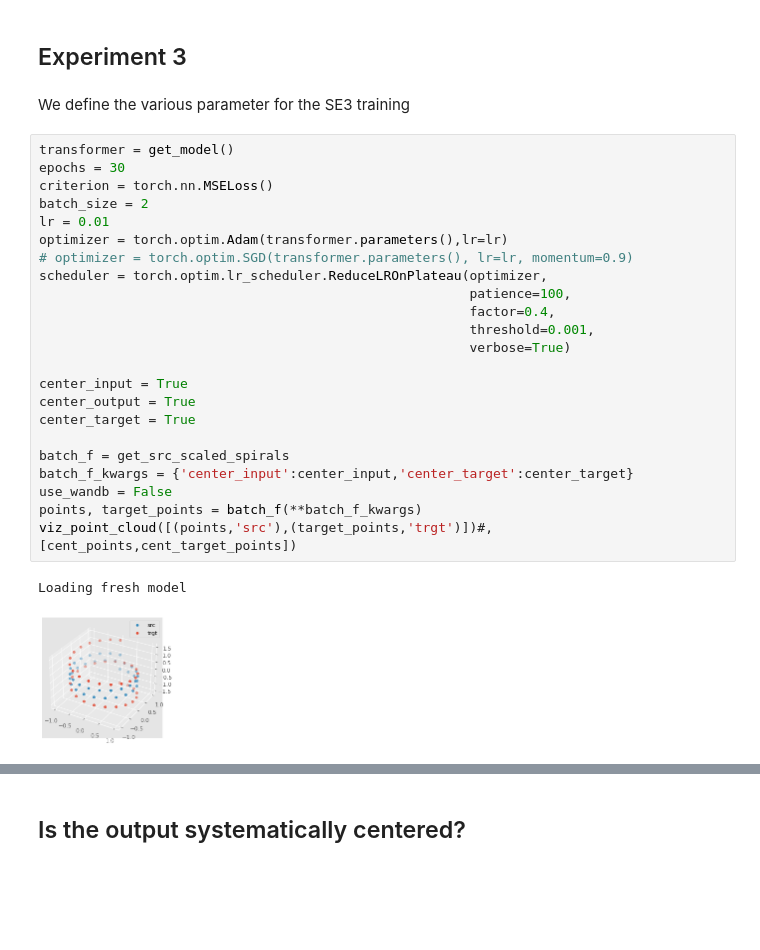
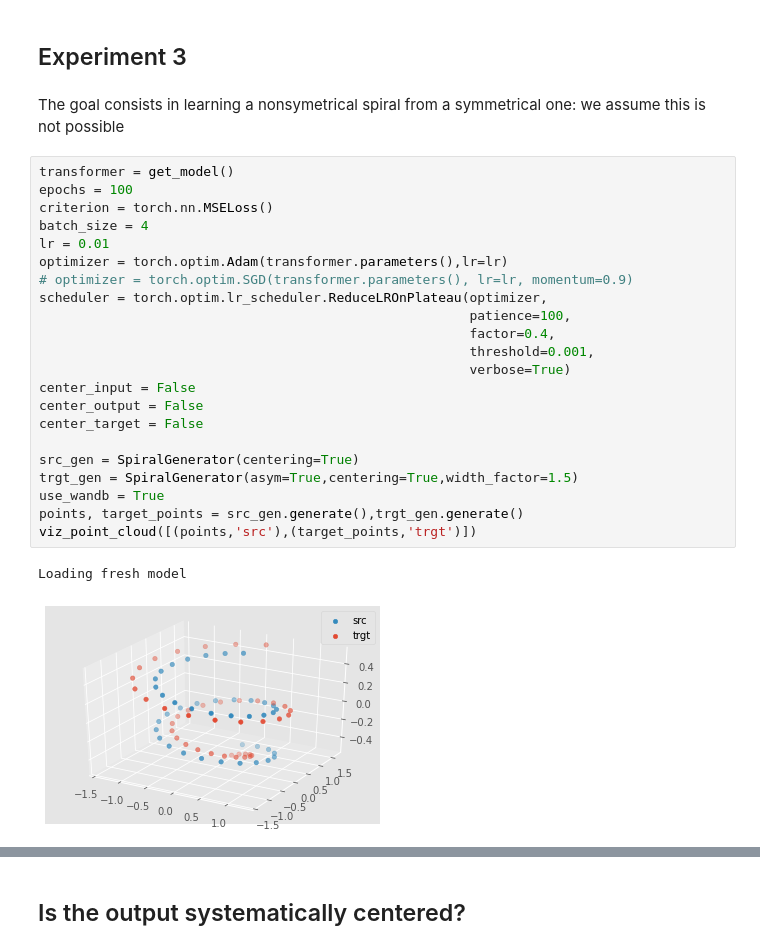
Before and after one commit to ymentha14/se3_molecule_generation, a Jupyter notebook: notebooks/se3.ipynb, the cells around one changed output, grey strips where cells are left out. Drawn from its saved outputs; the diff is of its cells as text; blank space fills up the shorter version.

```diff
--- a/notebooks/se3.ipynb
+++ b/notebooks/se3.ipynb
@@ -32,30 +297,29 @@ You can visualize the type of point cloud you overfit in this cell
 # %% [markdown]
 ## Experiment 3
-# %% [markdown]
-We define the various parameter for the SE3 training
+# %% [markdown]
+The goal consists in learning a nonsymetrical spiral from a symmetrical one: we assume this is not possible
 # %%
 transformer = get_model()
-epochs = 30
+epochs = 100
 criterion = torch.nn.MSELoss()
-batch_size = 2
+batch_size = 4
 lr = 0.01
 optimizer = torch.optim.Adam(transformer.parameters(),lr=lr)
 # optimizer = torch.optim.SGD(transformer.parameters(), lr=lr, momentum=0.9)
 scheduler = torch.optim.lr_scheduler.ReduceLROnPlateau(optimizer,
                                                        patience=100,
                                                        factor=0.4,
                                                        threshold=0.001,
                                                        verbose=True)
+center_input = False
+center_output = False
+center_target = False
 
-center_input = True
-center_output = True
-center_target = True
-
-batch_f = get_src_scaled_spirals
-batch_f_kwargs = {'center_input':center_input,'center_target':center_target}
-use_wandb = False
-points, target_points = batch_f(**batch_f_kwargs)
-viz_point_cloud([(points,'src'),(target_points,'trgt')])#,[cent_points,cent_target_points])
+src_gen = SpiralGenerator(centering=True)
+trgt_gen = SpiralGenerator(asym=True,centering=True,width_factor=1.5)
+use_wandb = True
+points, target_points = src_gen.generate(),trgt_gen.generate()
+viz_point_cloud([(points,'src'),(target_points,'trgt')])
 # %% [output]
 Loading fresh model
-[figure, old version]
+[figure, new version]
```
Also changed, not shown: parts of 37 cells of this notebook, 4 other files.
